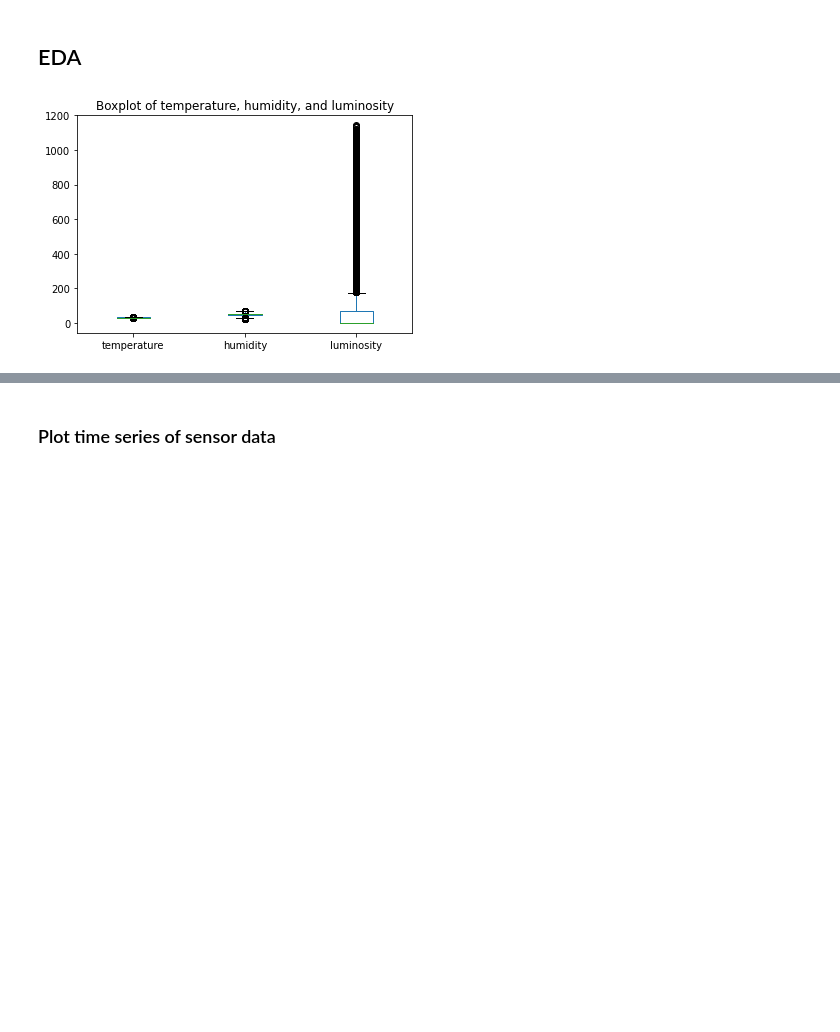
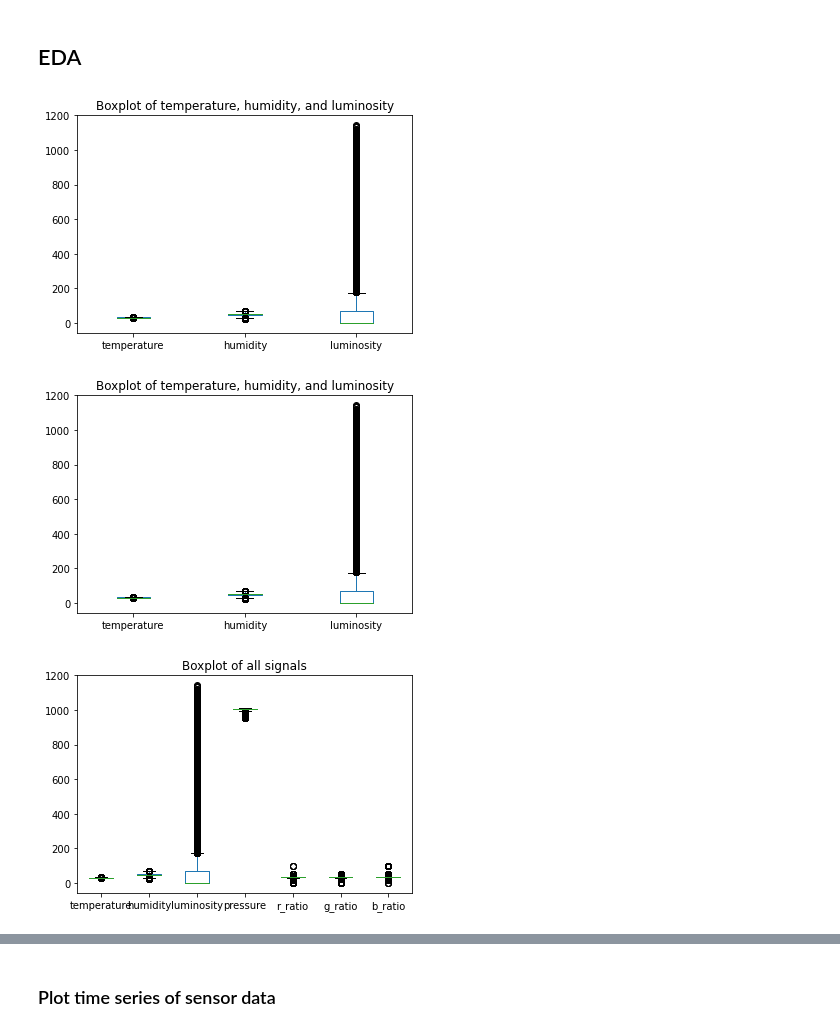
Before and after one commit to pdm03/pdm03, a Jupyter notebook: py-pandas/pandas_6_iot_nano33_0.ipynb, the cells around one changed output, grey strips where cells are left out. Drawn from its saved outputs; the diff is of its cells as text; code cells hidden in the pictures; blank space fills up the shorter version.

```diff
--- a/py-pandas/pandas_6_iot_nano33_0.ipynb
+++ b/py-pandas/pandas_6_iot_nano33_0.ipynb
@@ -241,9 +241,11 @@ iot_data.to_csv('iot_data_201005_clean.csv')
 # %%
 # Plot boxplot
 iot_data[['temperature','humidity','luminosity']].plot.box(title='Boxplot of temperature, humidity, and luminosity')
-# iot_data.loc[:,'temperature':'luminosity'].plot.box(title='Boxplot of temperature, humidity, and luminosity')
-# iot_data.iloc[:,1:].plot.box(title='Boxplot of all signals')
+iot_data.loc[:,'temperature':'luminosity'].plot.box(title='Boxplot of temperature, humidity, and luminosity')
+iot_data.iloc[:,1:].plot.box(title='Boxplot of all signals')
 # plt.xticks(rotation=60)
 plt.show()
 # %% [output]
 [figure]
+[figure, added]
+[figure, added]
```
Also changed, not shown: parts of 48 cells of this notebook.
